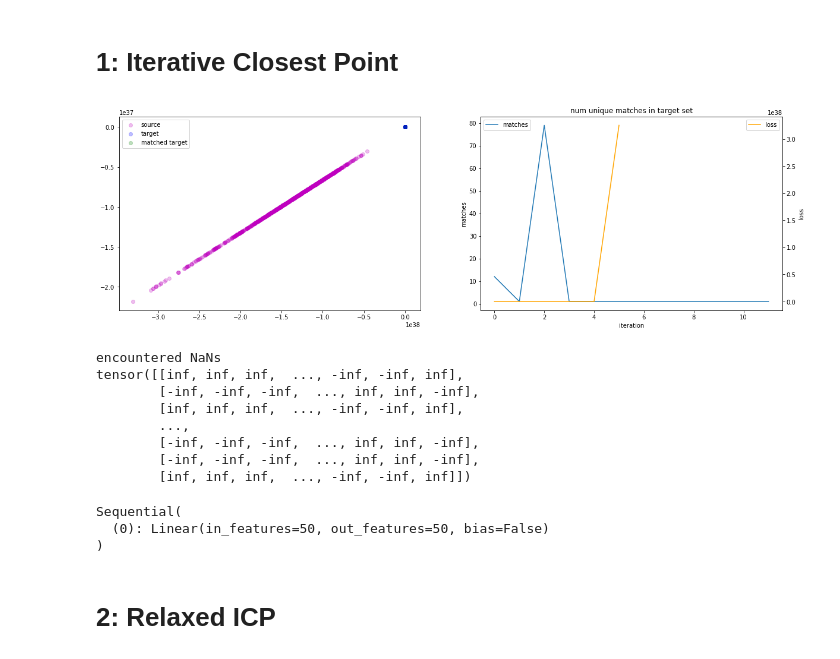
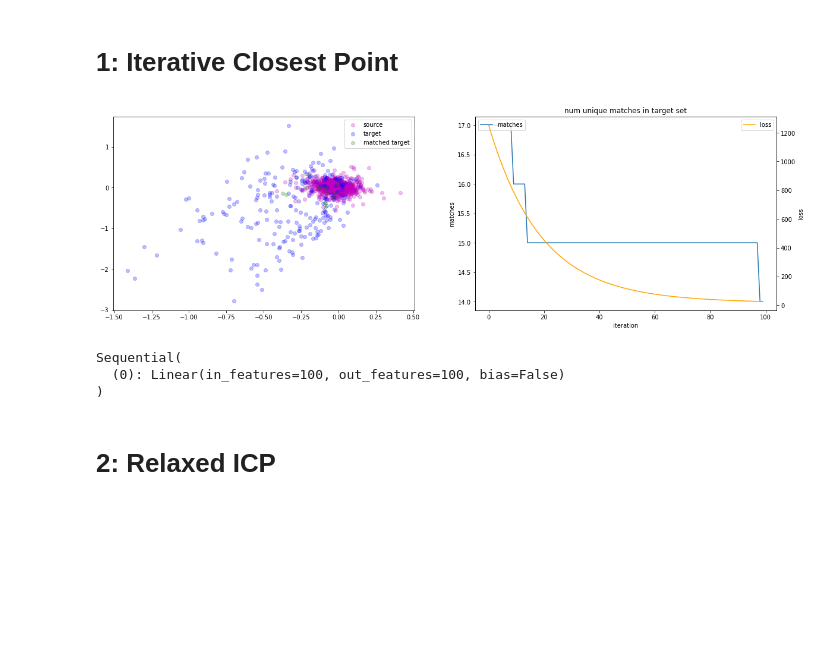
Before and after one commit to AmirAlavi/sc-alignment-benchmarking, a Jupyter notebook: data-alignment experiments.ipynb, the cells around one changed output. Saved outputs shown, nothing was run; the diff lists cells and outputs as text; code cells hidden in the pictures; blank space fills up the shorter version.

```diff
--- a/data-alignment experiments.ipynb
+++ b/data-alignment experiments.ipynb
@@ -17,9 +17,10 @@ import torch
 import torch.nn as nn
 import torch.optim as optim
 
-N_PC = 50
+N_PC = 100
 FILTER_MIN_GENES = 1.8e3
 FILTER_MIN_READS = 5
+DO_STANDARDIZE = False
 # %% [markdown]
 # Load data
 # %%
@@ -336,13 +348,10 @@ def closest_point_loss(A, B):
     loss = loss.mean(dim=-1)
     loss, matches = loss.min(dim=1)
     unique_matches = np.unique(matches.numpy())
-    #print('\tUnique matches in target set = {}'.format(num_unique_matches))
     loss = loss.sum()
     return loss, unique_matches
 
 def plot_step(A, B, pca, step, matched_targets, closest_points, losses):
-    #print(np.any(np.isnan(A)))
-    #print(np.any(np.isnan(B)))
     A = pca.transform(A)
     B = pca.transform(B)
     mask = np.zeros(B.shape[0], dtype=bool)
@@ -363,69 +372,52 @@ def plot_step(A, B, pca, step, matched_targets, closest_points, losses):
     ax3.set_ylabel('loss')
     ax3.plot(losses, c='orange', label='loss')
     ax3.legend(loc='upper right')
-    #plt.savefig('icp_step_{:04}.png'.format(step), bbox='tight')
-    #plt.close()
     display.clear_output(wait=True)
     display.display(plt.gcf())
     plt.close()
     #time.sleep(0.5)
 
 def ICP(A, B, max_iters=100, sgd_steps=100, tolerance=1e-4):
     #A, B = shift_CoM(A, B)
     A = pca_scaler.transform(A)
     B = pca_scaler.transform(B)
     combined = np.concatenate((A, B))
     pca = PCA(n_components=2).fit(combined)
     A = torch.from_numpy(A).float()
     B = torch.from_numpy(B).float()
     assert(not isnan(A).any() and not isnan(B).any())
     transformer = get_rigid_transformer(A.shape[1])
     optimizer = optim.SGD(transformer.parameters(), lr=1e-3)
     transformer.train()
     hit_nan = False
     num_matches = []
     losses = []
     for i in range(max_iters):
         if hit_nan:
             break
-#         print(i)
-        A_transformed = transformer(A)
         try:
-            #plot_step(A_transformed.detach().numpy(), B.detach().numpy(), pca, i)
-            for e in range(sgd_steps):
-                #print(e)
-                A_transformed = transformer(A)
-                if isnan(A_transformed).any():
-                    print('encountered NaNs')
-                    print(transformer[0].weight.data)
-                    hit_nan = True
-                    break
-                optimizer.zero_grad()
-                loss, unique_matches = closest_point_loss(A_transformed, B)
-                losses.append(loss.item())
-                num_matches.append(len(unique_matches))
-                plot_step(A_transformed.detach().numpy(), B.detach().numpy(), pca, i, unique_matches, num_matches, losses)
-    #             if e % 10 == 0:
-    #                 print(loss.item)
-                loss.backward()
-                optimizer.step()
+            A_transformed = transformer(A)
+            if isnan(A_transformed).any():
+                print('encountered NaNs')
+                print(transformer[0].weight.data)
+                hit_nan = True
+                break
+            optimizer.zero_grad()
+            loss, unique_matches = closest_point_loss(A_transformed, B)
+            losses.append(loss.item())
+            num_matches.append(len(unique_matches))
+            plot_step(A_transformed.detach().numpy(), B.detach().numpy(), pca, i, unique_matches, num_matches, losses)
+            loss.backward()
+            optimizer.step()
         except KeyboardInterrupt:
             break
     return transformer
 ICP(A, B)
 # %% [output]
-[figure, old version]
+[figure, new version]
-encountered NaNs
-tensor([[inf, inf, inf,  ..., -inf, -inf, inf],
-        [-inf, -inf, -inf,  ..., inf, inf, -inf],
-        [inf, inf, inf,  ..., -inf, -inf, inf],
-        ...,
-        [-inf, -inf, -inf,  ..., inf, inf, -inf],
-        [-inf, -inf, -inf,  ..., inf, inf, -inf],
-        [inf, inf, inf,  ..., -inf, -inf, inf]])
+Sequential(
+  (0): Linear(in_features=100, out_features=100, bias=False)
+)
-Sequential(
-  (0): Linear(in_features=50, out_features=50, bias=False)
-)
 # %% [markdown]
 # 2: Relaxed ICP
 # %% [markdown]
```
Also changed, not shown: parts of 4 cells of this notebook.
